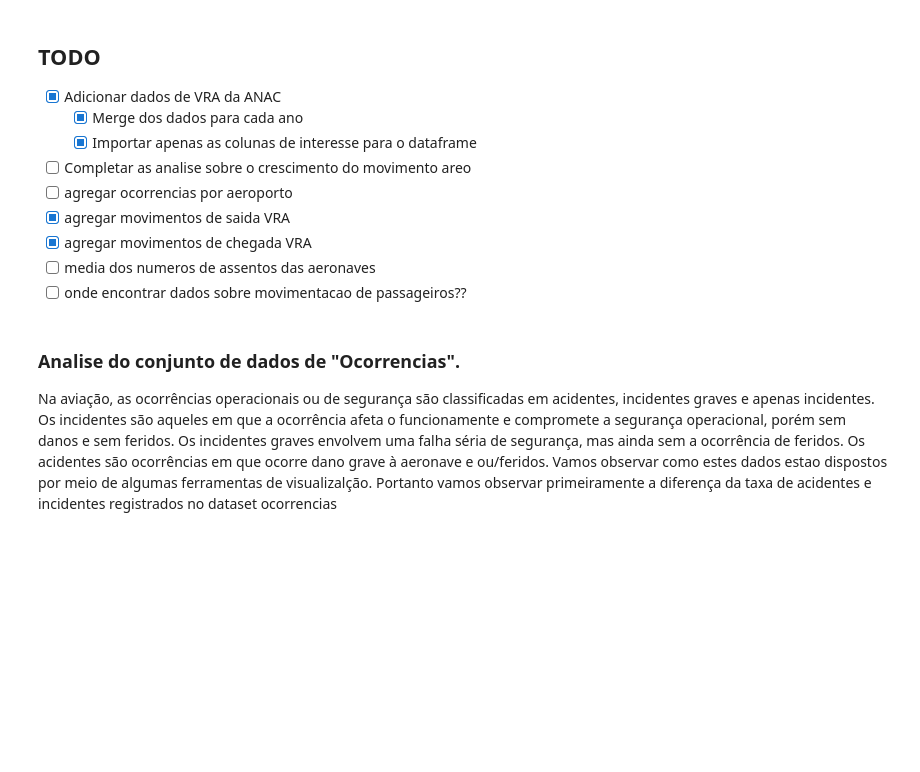
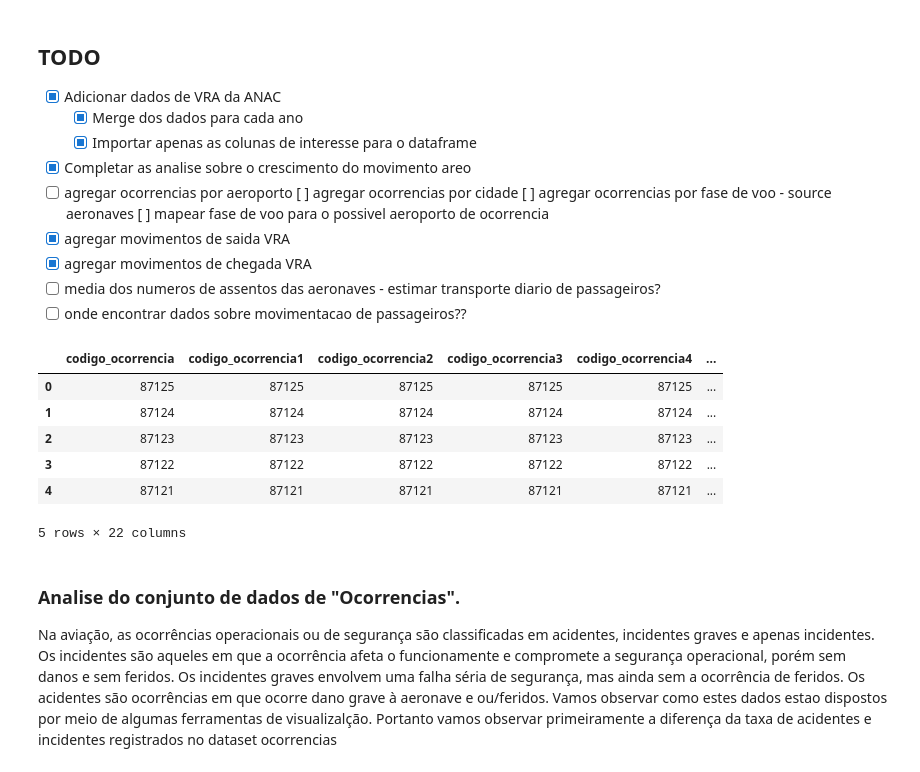
Before and after one commit to fmariane/sprint1-mvp, a Jupyter notebook: source/mvp.ipynb, the cells around one changed output. Cells and saved outputs as stored; diff of their text form; code cells hidden in the pictures; blank space fills up the shorter version.

Commit message:
agregacao de ocorrencias por cidade

```diff
--- a/source/mvp.ipynb
+++ b/source/mvp.ipynb
@@ -3,40 +3,53 @@
 - [x] Adicionar dados de VRA da ANAC
     - [x] Merge dos dados para cada ano
     - [x] Importar apenas as colunas de interesse para o dataframe
-- [ ] Completar as analise sobre o crescimento do movimento areo
+- [x] Completar as analise sobre o crescimento do movimento areo
 - [ ] agregar ocorrencias por aeroporto
+    [ ] agregar ocorrencias por cidade
+    [ ] agregar ocorrencias por fase de voo - source aeronaves
+    [ ] mapear fase de voo para o possivel aeroporto de ocorrencia
 - [x] agregar movimentos de saida VRA
 - [x] agregar movimentos de chegada VRA
-- [ ] media dos numeros de assentos das aeronaves
+- [ ] media dos numeros de assentos das aeronaves - estimar transporte diario de passageiros?
 - [ ] onde encontrar dados sobre movimentacao de passageiros??
 # %%
 # load data into dataframes
 import sys
 from pathlib import Path
 
 import pandas as pd
 import plotly.express as ptex
 import matplotlib.pyplot as plt
 from os import path
 from glob import glob
 
 # allow `from utils ...` whether cwd is `source/` or project root
 for _p in (Path.cwd(), Path.cwd() / "source"):
     if (_p / "utils" / "dataframe_operations.py").is_file():
         if str(_p) not in sys.path:
             sys.path.insert(0, str(_p))
         break
 
 from utils.dataframe_operations import DataFrameOperations, load_datasource_urls
 
 datasources = load_datasource_urls()
 loader = DataFrameOperations()
 
-# df_aeronave = loader.load_dataframe(datasources["aeronave"])
+df_aeronave = loader.load_dataframe(datasources["aeronave"])
 # df_fator_contribuicao = loader.load_dataframe(datasources["fator_contribuicao"])
 # df_tipo_de_ocorrencia = loader.load_dataframe(datasources["tipo_de_ocorrencia"])
 df_ocorrencia = loader.load_dataframe(datasources["ocorrencia"])
 # df_recomendacao_cenipa = loader.load_dataframe(datasources["recomendacao_cenipa"])
+
+df_ocorrencia.head()
+# %% [output]
+|  | codigo_ocorrencia | codigo_ocorrencia1 | codigo_ocorrencia2 | codigo_ocorrencia3 | codigo_ocorrencia4 | ... |
+| 0 | 87125 | 87125 | 87125 | 87125 | 87125 | ... |
+| 1 | 87124 | 87124 | 87124 | 87124 | 87124 | ... |
+| 2 | 87123 | 87123 | 87123 | 87123 | 87123 | ... |
+| 3 | 87122 | 87122 | 87122 | 87122 | 87122 | ... |
+| 4 | 87121 | 87121 | 87121 | 87121 | 87121 | ... |
+5 rows × 22 columns
 # %% [markdown]
 ### Analise do conjunto de dados de "Ocorrencias".
 Na aviação, as ocorrências operacionais ou de segurança são classificadas em acidentes, incidentes graves e apenas incidentes. Os incidentes são aqueles em que a ocorrência afeta o funcionamente e compromete a segurança operacional, porém sem danos e sem feridos. Os incidentes graves envolvem uma falha séria de segurança, mas ainda sem a ocorrência de feridos. Os acidentes são ocorrências em que ocorre dano grave à aeronave e ou/feridos.
```
Also changed, not shown: parts of 4 cells of this notebook, 4 other files.
